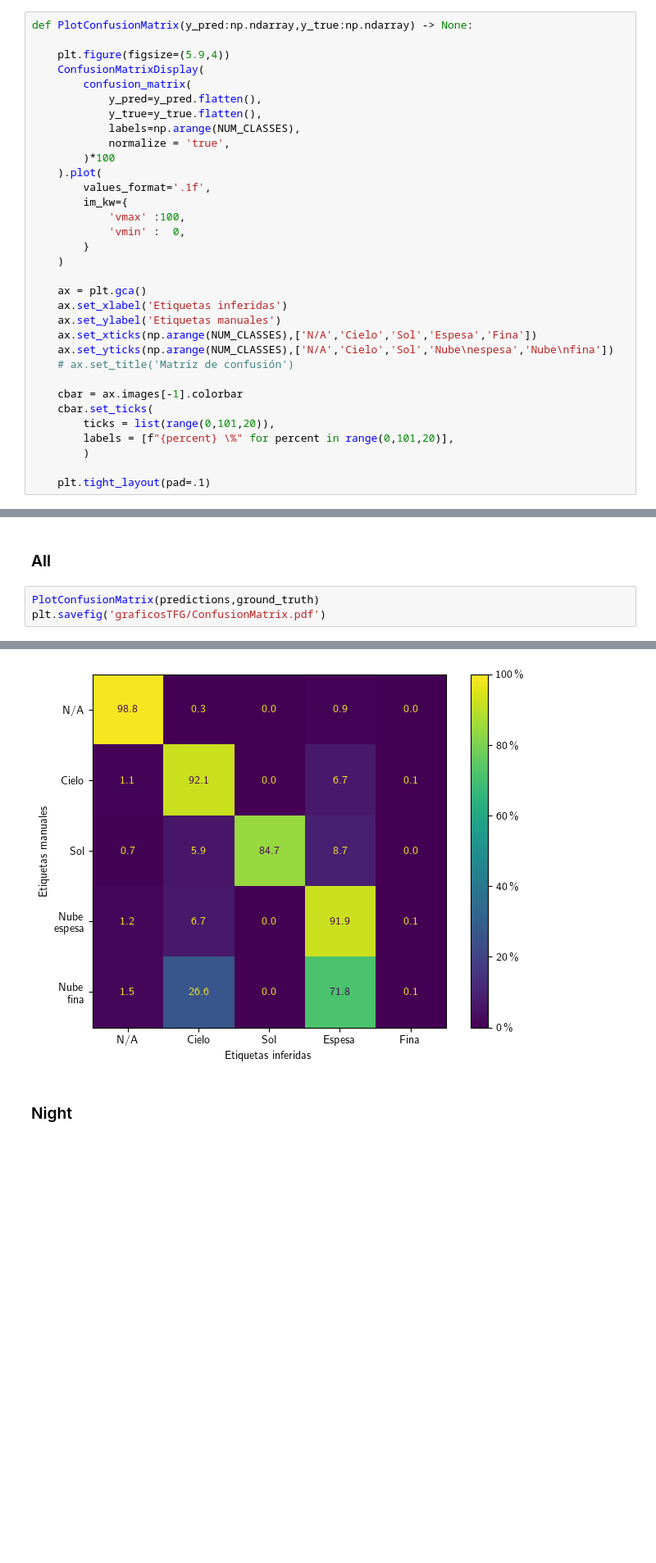
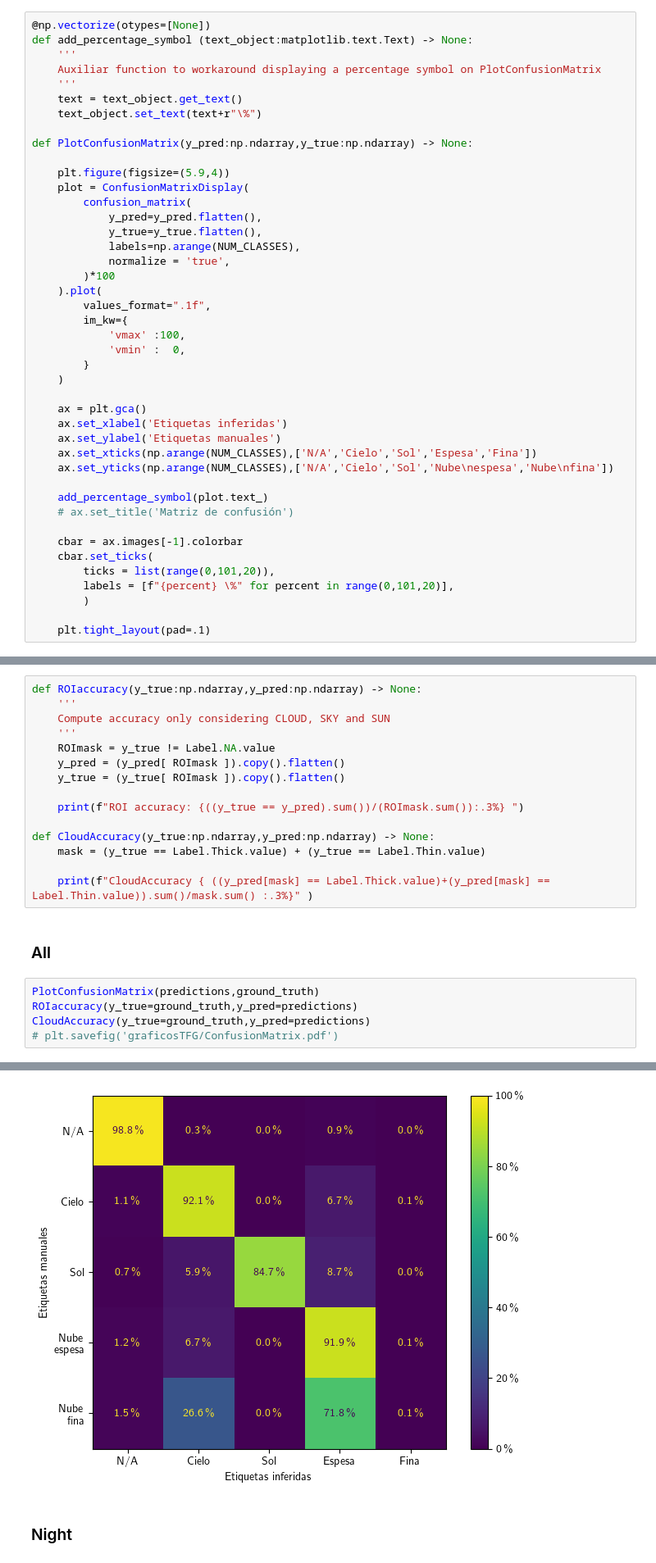
Before and after one commit to sergiogpajares/TFG-fis, a Jupyter notebook: metrics.ipynb, the cells around one changed output, grey strips where cells are left out. Shown: that part at 82% size. Cells and saved outputs as stored; diff of their text form; blank space fills up the shorter version.

```diff
--- a/metrics.ipynb
+++ b/metrics.ipynb
@@ -98,10 +122,18 @@ It's pretty good at finding `N/A`, `sky` and `thick`. But it misses the rest.
 # %% [markdown]
 ## Confusion matrix
 # %%
+@np.vectorize(otypes=[None])
+def add_percentage_symbol (text_object:matplotlib.text.Text) -> None:
+    '''
+    Auxiliar function to workaround displaying a percentage symbol on PlotConfusionMatrix
+    '''
+    text = text_object.get_text()
+    text_object.set_text(text+r"\%")
+
 def PlotConfusionMatrix(y_pred:np.ndarray,y_true:np.ndarray) -> None:
 
     plt.figure(figsize=(5.9,4))
-    ConfusionMatrixDisplay(
+    plot = ConfusionMatrixDisplay(
         confusion_matrix(
             y_pred=y_pred.flatten(),
             y_true=y_true.flatten(),
@@ -109,7 +141,7 @@ def PlotConfusionMatrix(y_pred:np.ndarray,y_true:np.ndarray) -> None:
             normalize = 'true',
         )*100
     ).plot(
-        values_format='.1f',
+        values_format=".1f",
         im_kw={
             'vmax' :100,
             'vmin' :  0,
@@ -121,6 +153,8 @@ def PlotConfusionMatrix(y_pred:np.ndarray,y_true:np.ndarray) -> None:
     ax.set_ylabel('Etiquetas manuales')
     ax.set_xticks(np.arange(NUM_CLASSES),['N/A','Cielo','Sol','Espesa','Fina'])
     ax.set_yticks(np.arange(NUM_CLASSES),['N/A','Cielo','Sol','Nube\nespesa','Nube\nfina'])
+
+    add_percentage_symbol(plot.text_)
     # ax.set_title('Matriz de confusión')
 
     cbar = ax.images[-1].colorbar
@@ -133,6 +169,23 @@ def PlotConfusionMatrix(y_pred:np.ndarray,y_true:np.ndarray) -> None:
+# %%
+def ROIaccuracy(y_true:np.ndarray,y_pred:np.ndarray) -> None:
+    '''
+    Compute accuracy only considering CLOUD, SKY and SUN
+    '''
+    ROImask = y_true != Label.NA.value
+    y_pred = (y_pred[ ROImask ]).copy().flatten()
+    y_true = (y_true[ ROImask ]).copy().flatten()
+
+    print(f"ROI accuracy: {((y_true == y_pred).sum())/(ROImask.sum()):.3%} ")
+
+def CloudAccuracy(y_true:np.ndarray,y_pred:np.ndarray) -> None:
+    mask = (y_true == Label.Thick.value) + (y_true == Label.Thin.value)
+
+    print(f"CloudAccuracy { ((y_pred[mask] == Label.Thick.value)+(y_pred[mask] == Label.Thin.value)).sum()/mask.sum() :.3%}" )
 # %% [markdown]
 ### All
 # %%
 PlotConfusionMatrix(predictions,ground_truth)
-plt.savefig('graficosTFG/ConfusionMatrix.pdf')
+ROIaccuracy(y_true=ground_truth,y_pred=predictions)
+CloudAccuracy(y_true=ground_truth,y_pred=predictions)
+# plt.savefig('graficosTFG/ConfusionMatrix.pdf')
 # %% [output]
@@ -140,3 +195,3 @@ plt.savefig('graficosTFG/ConfusionMatrix.pdf')
-[figure, old version]
+[figure, new version]
 # %% [markdown]
 ### Night
```
Also changed, not shown: parts of 32 cells of this notebook.
